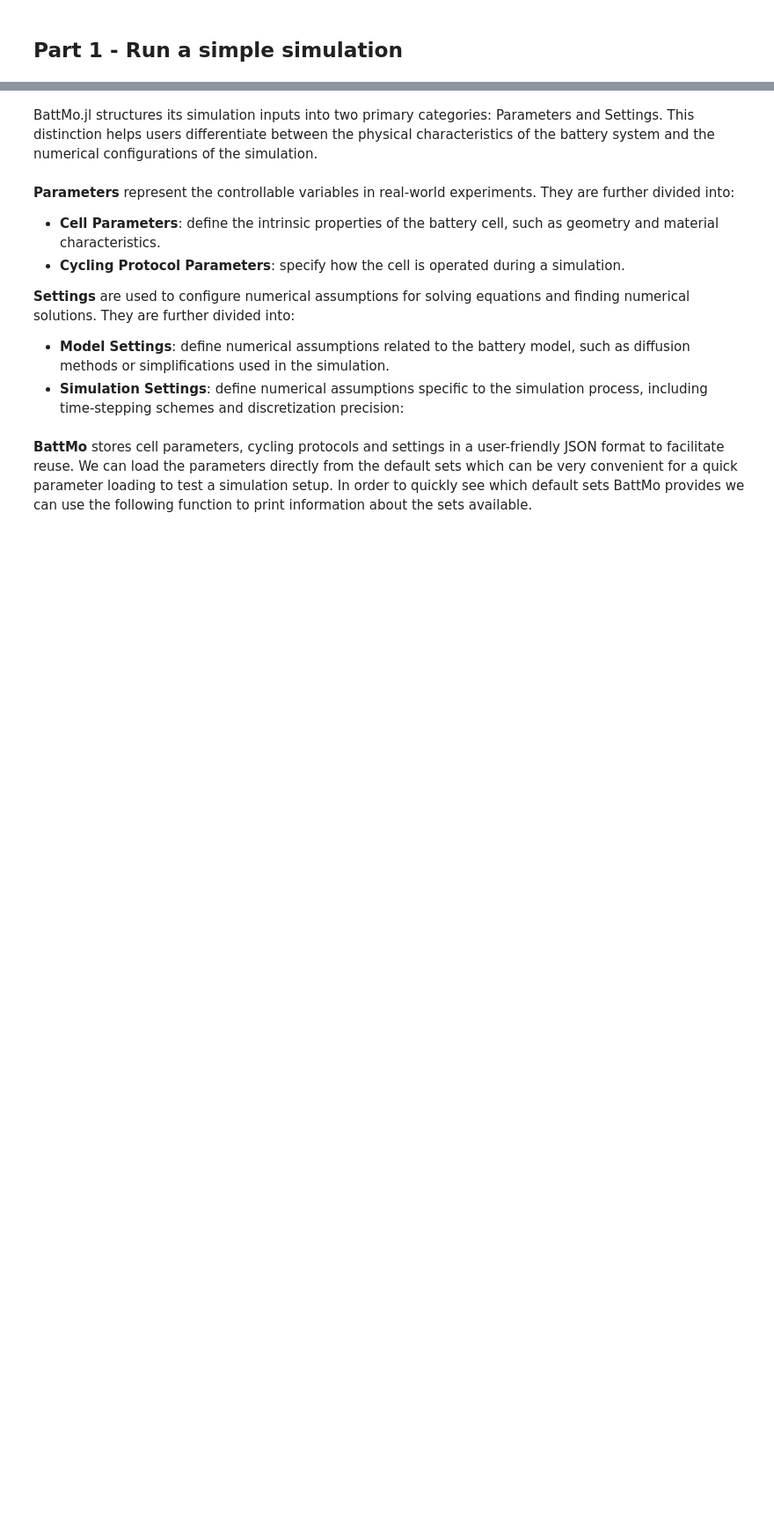
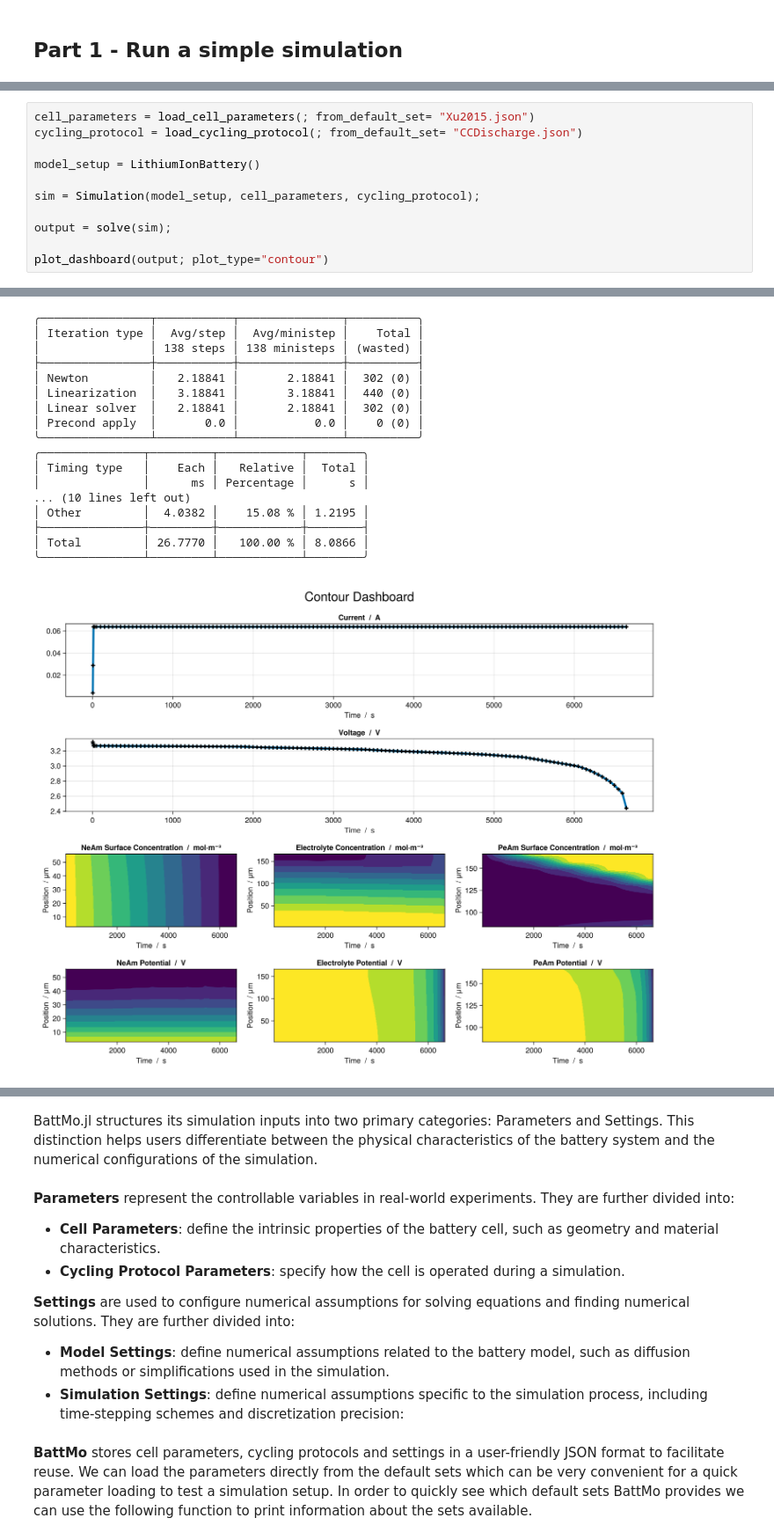
Before and after one commit to BattMoTeam/BattMo-workshop-2025-10-20, a Jupyter notebook: tutorials/Hello_world.ipynb, the cells around one changed output, grey strips where cells are left out. Shown at 88% size. Cells and saved outputs as stored; diff of their text form; blank space fills up the shorter version.

```diff
--- a/tutorials/Hello_world.ipynb
+++ b/tutorials/Hello_world.ipynb
@@ -23,0 +20,12 @@ using BattMo, GLMakie
+# %%
+cell_parameters = load_cell_parameters(; from_default_set= "Xu2015.json")
+cycling_protocol = load_cycling_protocol(; from_default_set= "CCDischarge.json")
+
+model_setup = LithiumIonBattery()
+
+sim = Simulation(model_setup, cell_parameters, cycling_protocol);
+
+output = solve(sim);
+
+plot_dashboard(output; plot_type="contour")
+# %% [output]
@@ -23,0 +36,18 @@ using BattMo, GLMakie
+╭────────────────┬───────────┬───────────────┬──────────╮
+│ Iteration type │  Avg/step │  Avg/ministep │    Total │
+│                │ 138 steps │ 138 ministeps │ (wasted) │
+├────────────────┼───────────┼───────────────┼──────────┤
+│ Newton         │   2.18841 │       2.18841 │  302 (0) │
+│ Linearization  │   3.18841 │       3.18841 │  440 (0) │
+│ Linear solver  │   2.18841 │       2.18841 │  302 (0) │
+│ Precond apply  │       0.0 │           0.0 │    0 (0) │
+╰────────────────┴───────────┴───────────────┴──────────╯
+╭───────────────┬─────────┬────────────┬────────╮
+│ Timing type   │    Each │   Relative │  Total │
+│               │      ms │ Percentage │      s │
+... (10 lines left out)
+│ Other         │  4.0382 │    15.08 % │ 1.2195 │
+├───────────────┼─────────┼────────────┼────────┤
+│ Total         │ 26.7770 │   100.00 % │ 8.0866 │
+╰───────────────┴─────────┴────────────┴────────╯
+[figure, added]
```
Also changed, not shown: parts of 56 cells of this notebook, 27 other files.
